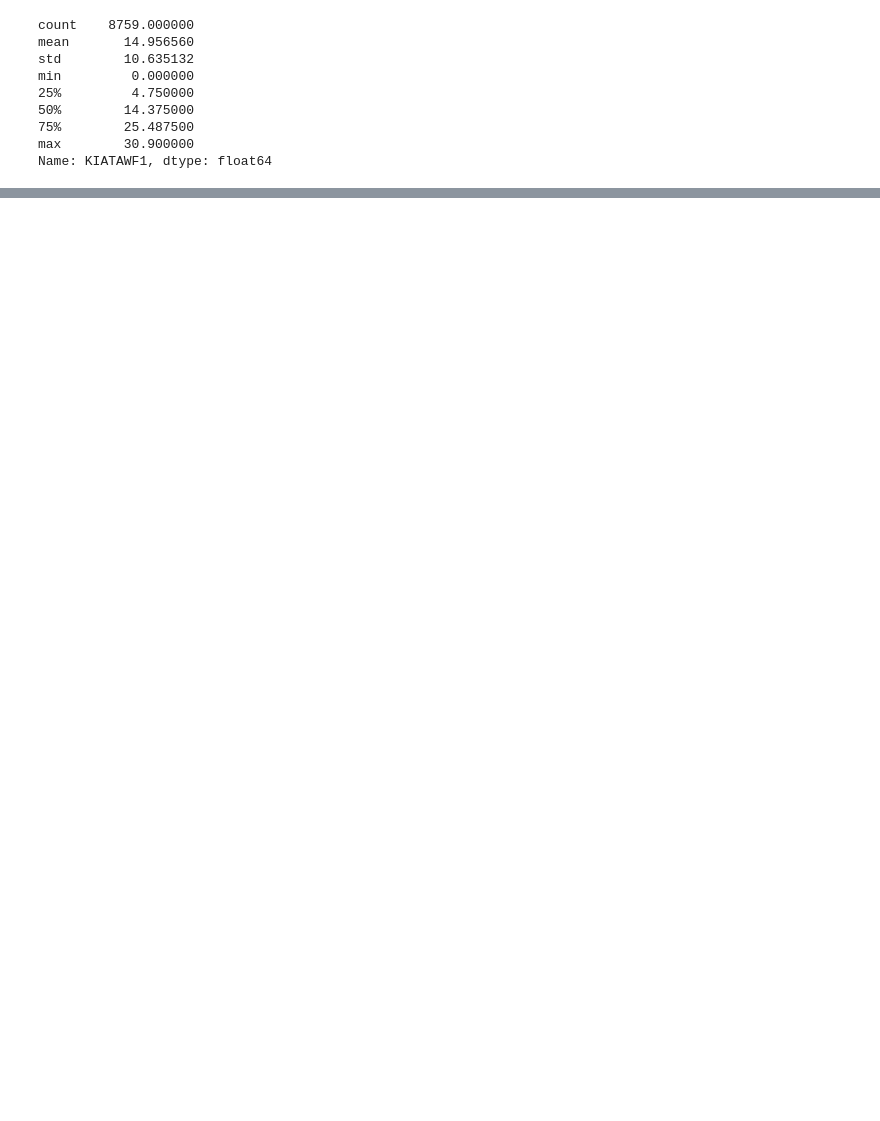
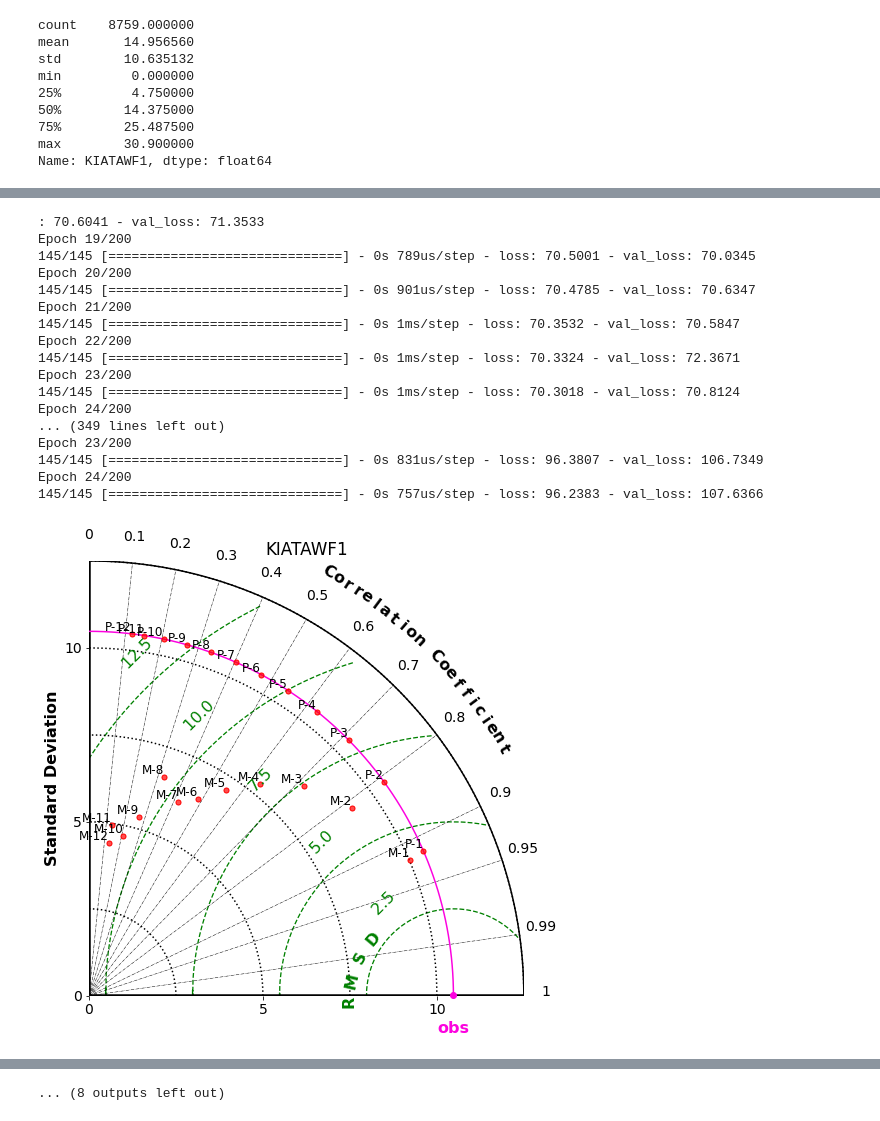
Before and after one commit to vitorp4/Data-Science, a Jupyter notebook: Regressão com MLP (serie temporal)/MLP (time series).ipynb, the cells around one changed output, grey strips where cells are left out. Drawn from its saved outputs; the diff is of its cells as text; code cells hidden in the pictures; blank space fills up the shorter version.

```diff
--- a/Regressão com MLP (serie temporal)/MLP (time series).ipynb
+++ b/Regressão com MLP (serie temporal)/MLP (time series).ipynb
@@ -127,0 +94,69 @@ plt.show()
+# %%
+import numpy as np
+import pandas as pd
+from sklearn.model_selection import train_test_split
+from mlp import MLP
+from processing import patterns, persistence
+from metrics import all_metrics_from_dataframe
+from taylor_diagram import diagram
+
+df = pd.read_csv('australia.csv')
+df['timestamp'] = pd.to_datetime(df['timestamp'])
+df = df.set_index('timestamp').rolling(6).mean().iloc[6::6]
+df.index.name = None
+df = df.interpolate(method='polynomial', order=5, axis=0).clip(lower=0)
+
+INPUT_SIZE = 4
+HORIZONS = 12
+INITS = 1
+HIDDEN_LAYERS = [10]
+ACTIVATION = 'relu'
+OPTIMIZER = 'adam'
+LOSS = 'mse'
+VALIDATION_SPLIT = 0.2
+EPOCHS = 200
+
+CENTRAL = 'KIATAWF1'
+
+serie = df[CENTRAL]
+index = serie.index
+serie.describe()
+
+train, test = train_test_split(serie, test_size=.33, shuffle=False)
+train_idx, test_idx = train_test_split(index, test_size=.33, shuffle=False)
+
+pers = persistence(test, horizons=HORIZONS, index=test_idx)
+
+for TIMELAG in range(1,49):
+
+    X_train, Y_train = patterns(train, INPUT_SIZE, TIMELAG, HORIZONS, dropnan=True, index=train_idx)
+    X_test = patterns(test, INPUT_SIZE, TIMELAG, dropnan=False, index=test_idx)
+
+    model = MLP(input_size=INPUT_SIZE, horizons=HORIZONS, inits=INITS)
+    model.build(hidden_layers=HIDDEN_LAYERS, activation=ACTIVATION, optimizer=OPTIMIZER, loss=LOSS)
+    model.train(X_train.values, Y_train.values, validation_split=VALIDATION_SPLIT, epochs=EPOCHS)
+    pred = model.predict(X_test.values)
+    pred.index = test_idx
+
+    metrics = [all_metrics_from_dataframe(pers, test), all_metrics_from_dataframe(pred, test)]
+    diagram(std_obs=np.nanstd(test), metrics=metrics, names=['P','M'], title=CENTRAL, savename=CENTRAL+'_'+str(TIMELAG))
+# %%
+# %% [output]
+: 70.6041 - val_loss: 71.3533
+Epoch 19/200
+145/145 [==============================] - 0s 789us/step - loss: 70.5001 - val_loss: 70.0345
+Epoch 20/200
+145/145 [==============================] - 0s 901us/step - loss: 70.4785 - val_loss: 70.6347
+Epoch 21/200
+145/145 [==============================] - 0s 1ms/step - loss: 70.3532 - val_loss: 70.5847
+Epoch 22/200
+145/145 [==============================] - 0s 1ms/step - loss: 70.3324 - val_loss: 72.3671
+Epoch 23/200
+145/145 [==============================] - 0s 1ms/step - loss: 70.3018 - val_loss: 70.8124
+Epoch 24/200
+... (349 lines left out)
+Epoch 23/200
+145/145 [==============================] - 0s 831us/step - loss: 96.3807 - val_loss: 106.7349
+Epoch 24/200
+145/145 [==============================] - 0s 757us/step - loss: 96.2383 - val_loss: 107.6366
+[figure, added]
@@ -127,0 +173 @@ plt.show()
+... (8 outputs left out)
```
Also changed, not shown: parts of 11 cells of this notebook, 24 other files.
